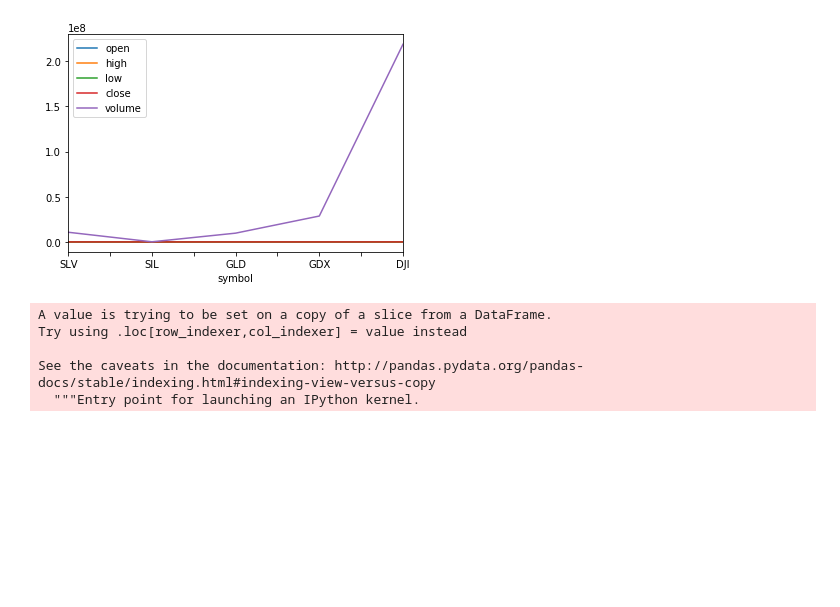
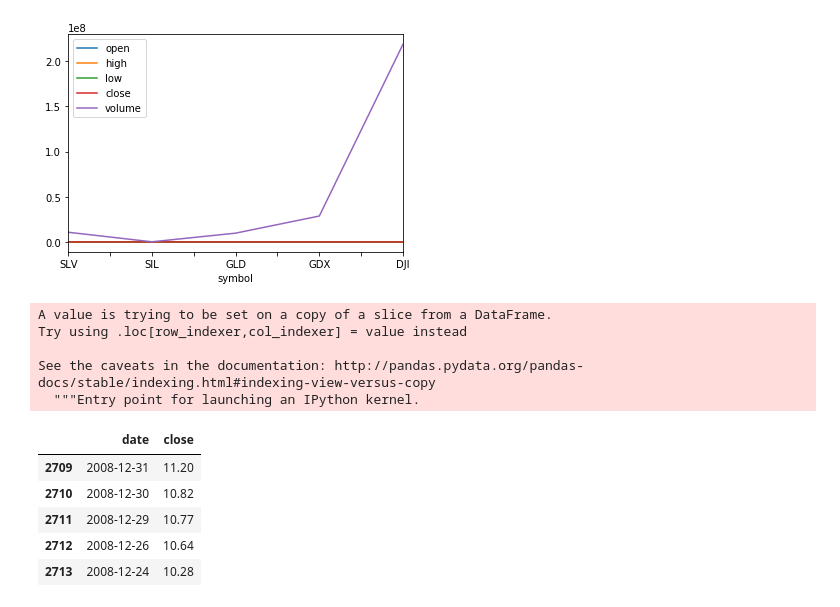
Before and after one commit to akharina/gold_silver_etf, a Jupyter notebook: al-ntbk-v2.ipynb, the cells around one changed output. Cells and saved outputs as stored; diff of their text form; code cells hidden in the pictures; blank space fills up the shorter version.

```diff
--- a/al-ntbk-v2.ipynb
+++ b/al-ntbk-v2.ipynb
@@ -38,5 +44,11 @@ See the caveats in the documentation: http://pandas.pydata.org/pandas-docs/stabl
   """Entry point for launching an IPython kernel.
 # %%
 df_crisis.head()
-df_crisis = df_crisis[['date', 'close']]
+# %% [output]
+|  | date | close |
+| 2709 | 2008-12-31 | 11.20 |
+| 2710 | 2008-12-30 | 10.82 |
+| 2711 | 2008-12-29 | 10.77 |
+| 2712 | 2008-12-26 | 10.64 |
+| 2713 | 2008-12-24 | 10.28 |
 # %%
```
Also changed, not shown: parts of 4 cells of this notebook, 3 other files.
